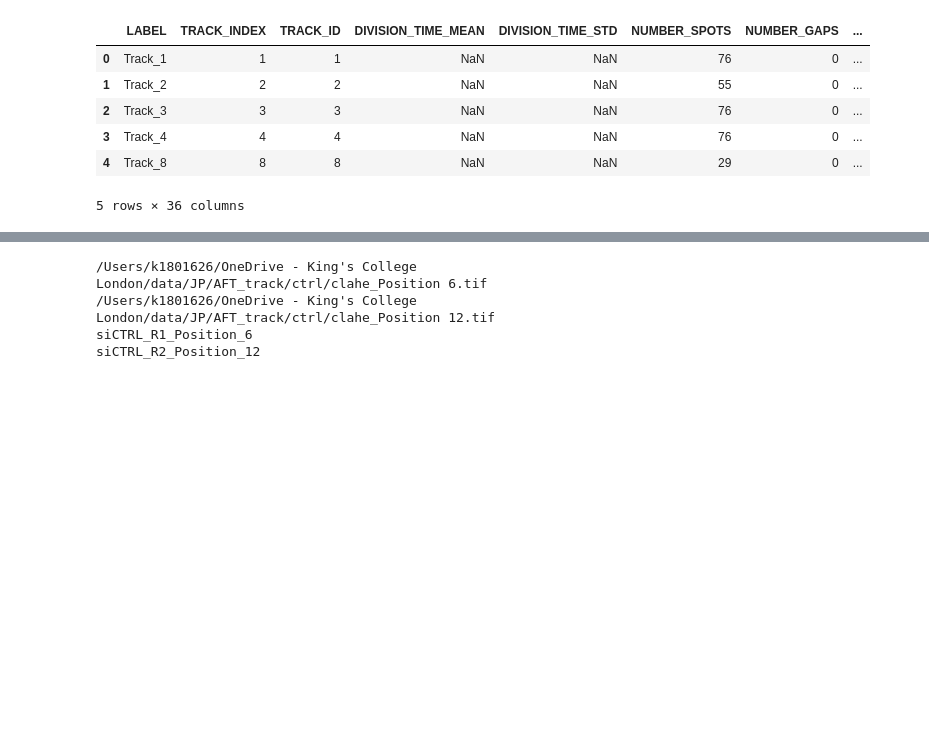
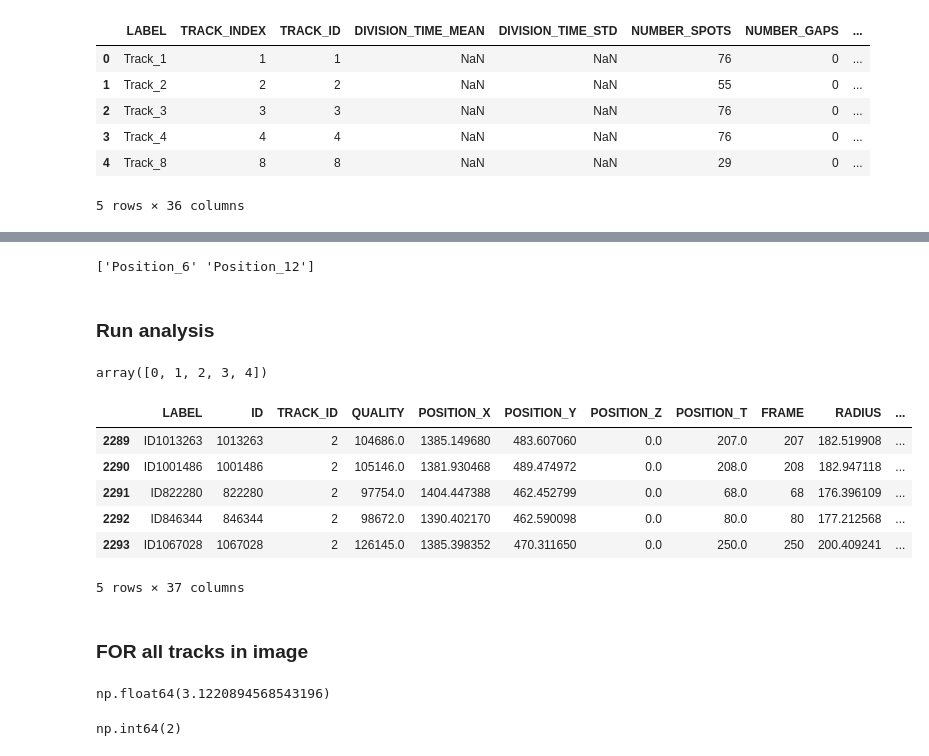
Before and after one commit to CellMigrationLab/AFT_tracks, a Jupyter notebook: 20250304_AFT_tracks.ipynb, the cells around one changed output, grey strips where cells are left out. Cells and saved outputs as stored; diff of their text form; code cells hidden in the pictures; blank space fills up the shorter version.

```diff
--- a/20250304_AFT_tracks.ipynb
+++ b/20250304_AFT_tracks.ipynb
@@ -29,7 +30,7 @@ print(*tracks_list, sep="\n")
 # %% [output]
 /Users/k1801626/OneDrive - King's College London/data/JP/AFT_track/merged_Tracks.csv
 # %%
-image_list = glob.glob(input_folder+'ctrl/clahe*.tif')
+image_list = glob.glob(image_folder+'*.tif')
 
 print(*image_list, sep="\n")
 # %% [output]
@@ -97,17 +84,12 @@ print(*position_list, sep="\n")
-# %%
-im_list_current = []
-spots_list_current = []
-for im_file in range(len(image_list)):
-    temp_im_file = image_list[im_file].split("/")[-1]
-    for position in range(len(position_list)):
-        temp_position = position_list[position]
-        if str(temp_position) in temp_im_file:
-            im_list_current = np.append(im_list_current, image_list[im_file])
-            spots_list_current = np.append(spots_list_current, movie_list[position])
-print(*im_list_current, sep="\n")
-print(*spots_list_current, sep="\n")
-# %% [output]
-/Users/k1801626/OneDrive - King's College London/data/JP/AFT_track/ctrl/clahe_Position 6.tif
-/Users/k1801626/OneDrive - King's College London/data/JP/AFT_track/ctrl/clahe_Position 12.tif
-siCTRL_R1_Position_6
-siCTRL_R2_Position_12
+# %%
+im_list_current = []
+for im_file in range(len(image_list)):
+    temp_im_file = image_list[im_file].split("/")[-1].split("_",2)[:2]
+    temp_im_file = '_'.join(temp_im_file)
+    im_list_current = np.append(im_list_current, temp_im_file)
+
+print(im_list_current)
+# %% [output]
+['Position_6' 'Position_12']
+# %% [markdown]
+### Run analysis
@@ -114,3 +197,17 @@ siCTRL_R2_Position_12
+# %%
+df_subset_out.TRACK_ID.unique()
+# %% [output]
+array([0, 1, 2, 3, 4])
+# %%
+df_subset.head()
+# %% [output]
+|  | LABEL | ID | TRACK_ID | QUALITY | POSITION_X | POSITION_Y | POSITION_Z | POSITION_T | FRAME | RADIUS | ... |
+| 2289 | ID1013263 | 1013263 | 2 | 104686.0 | 1385.149680 | 483.607060 | 0.0 | 207.0 | 207 | 182.519908 | ... |
+| 2290 | ID1001486 | 1001486 | 2 | 105146.0 | 1381.930468 | 489.474972 | 0.0 | 208.0 | 208 | 182.947118 | ... |
+| 2291 | ID822280 | 822280 | 2 | 97754.0 | 1404.447388 | 462.452799 | 0.0 | 68.0 | 68 | 176.396109 | ... |
+| 2292 | ID846344 | 846344 | 2 | 98672.0 | 1390.402170 | 462.590098 | 0.0 | 80.0 | 80 | 177.212568 | ... |
+| 2293 | ID1067028 | 1067028 | 2 | 126145.0 | 1385.398352 | 470.311650 | 0.0 | 250.0 | 250 | 200.409241 | ... |
+5 rows × 37 columns
 # %%
 spots = 0 # in range(len(spots_list_current)):
 
@@ -183,3 +296,5 @@ df_out_merge = pd.merge(df_track, df_out, on='FRAME', how='outer')
 # set up loops
 # decide what to save in df_tracks
 # check track vectors on current track (3)
+# %% [markdown]
+### FOR all tracks in image
@@ -185,0 +372,8 @@ df_out_merge = pd.merge(df_track, df_out, on='FRAME', how='outer')
+# %%
+df_track_out.track_angle.max()
+# %% [output]
+np.float64(3.1220894568543196)
+# %%
+df_subset.TRACK_ID.unique()[trackID]
+# %% [output]
+np.int64(2)
```
Also changed, not shown: parts of 21 cells of this notebook.
